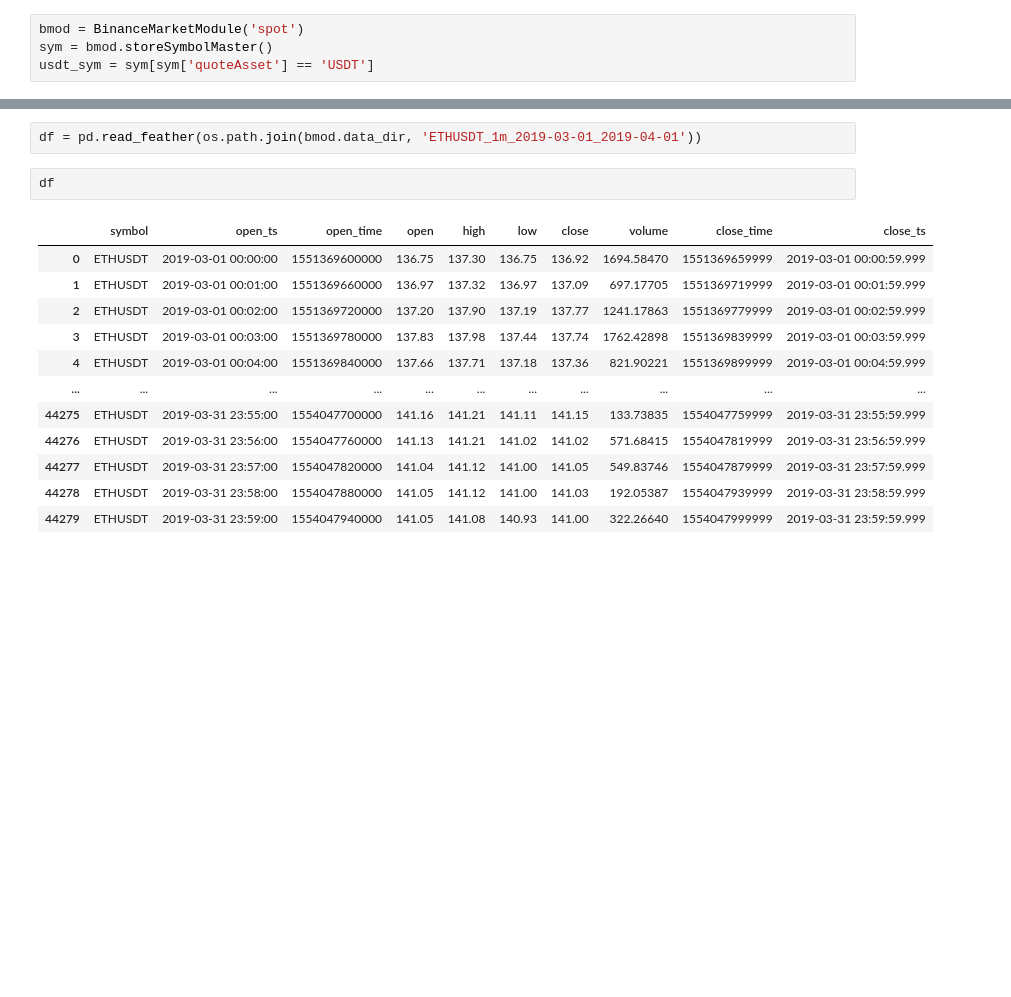
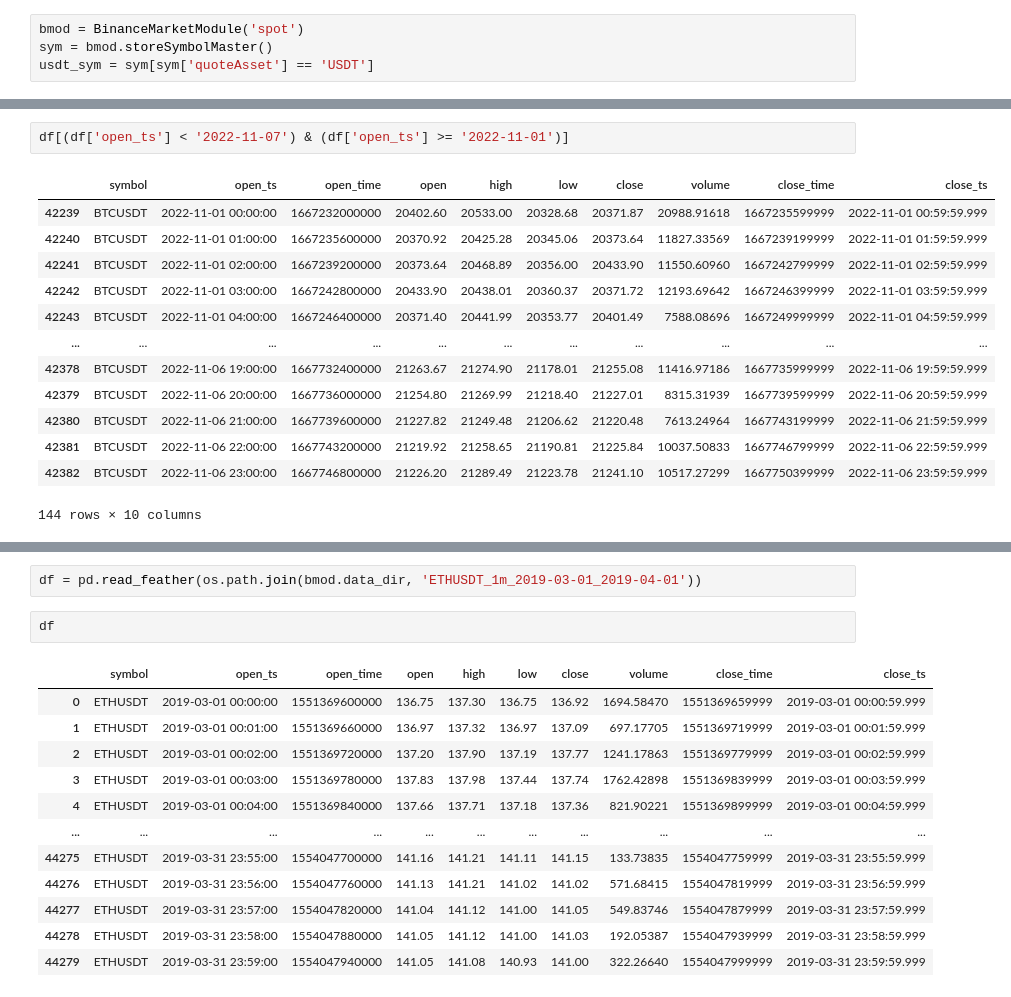
Before and after one commit to kahhongt/QRModules, a Jupyter notebook: Testbed.ipynb, the cells around one changed output, grey strips where cells are left out. Saved outputs shown, nothing was run; the diff lists cells and outputs as text; blank space fills up the shorter version.

```diff
--- a/Testbed.ipynb
+++ b/Testbed.ipynb
@@ -340,0 +355,16 @@ df
+# %%
+df[(df['open_ts'] < '2022-11-07') & (df['open_ts'] >= '2022-11-01')]
+# %% [output]
+|  | symbol | open_ts | open_time | open | high | low | close | volume | close_time | close_ts |
+| 42239 | BTCUSDT | 2022-11-01 00:00:00 | 1667232000000 | 20402.60 | 20533.00 | 20328.68 | 20371.87 | 20988.91618 | 1667235599999 | 2022-11-01 00:59:59.999 |
+| 42240 | BTCUSDT | 2022-11-01 01:00:00 | 1667235600000 | 20370.92 | 20425.28 | 20345.06 | 20373.64 | 11827.33569 | 1667239199999 | 2022-11-01 01:59:59.999 |
+| 42241 | BTCUSDT | 2022-11-01 02:00:00 | 1667239200000 | 20373.64 | 20468.89 | 20356.00 | 20433.90 | 11550.60960 | 1667242799999 | 2022-11-01 02:59:59.999 |
+| 42242 | BTCUSDT | 2022-11-01 03:00:00 | 1667242800000 | 20433.90 | 20438.01 | 20360.37 | 20371.72 | 12193.69642 | 1667246399999 | 2022-11-01 03:59:59.999 |
+| 42243 | BTCUSDT | 2022-11-01 04:00:00 | 1667246400000 | 20371.40 | 20441.99 | 20353.77 | 20401.49 | 7588.08696 | 1667249999999 | 2022-11-01 04:59:59.999 |
+| ... | ... | ... | ... | ... | ... | ... | ... | ... | ... | ... |
+| 42378 | BTCUSDT | 2022-11-06 19:00:00 | 1667732400000 | 21263.67 | 21274.90 | 21178.01 | 21255.08 | 11416.97186 | 1667735999999 | 2022-11-06 19:59:59.999 |
+| 42379 | BTCUSDT | 2022-11-06 20:00:00 | 1667736000000 | 21254.80 | 21269.99 | 21218.40 | 21227.01 | 8315.31939 | 1667739599999 | 2022-11-06 20:59:59.999 |
+| 42380 | BTCUSDT | 2022-11-06 21:00:00 | 1667739600000 | 21227.82 | 21249.48 | 21206.62 | 21220.48 | 7613.24964 | 1667743199999 | 2022-11-06 21:59:59.999 |
+| 42381 | BTCUSDT | 2022-11-06 22:00:00 | 1667743200000 | 21219.92 | 21258.65 | 21190.81 | 21225.84 | 10037.50833 | 1667746799999 | 2022-11-06 22:59:59.999 |
+| 42382 | BTCUSDT | 2022-11-06 23:00:00 | 1667746800000 | 21226.20 | 21289.49 | 21223.78 | 21241.10 | 10517.27299 | 1667750399999 | 2022-11-06 23:59:59.999 |
+144 rows × 10 columns
```
Also changed, not shown: parts of 5 cells of this notebook, 2 other files.
